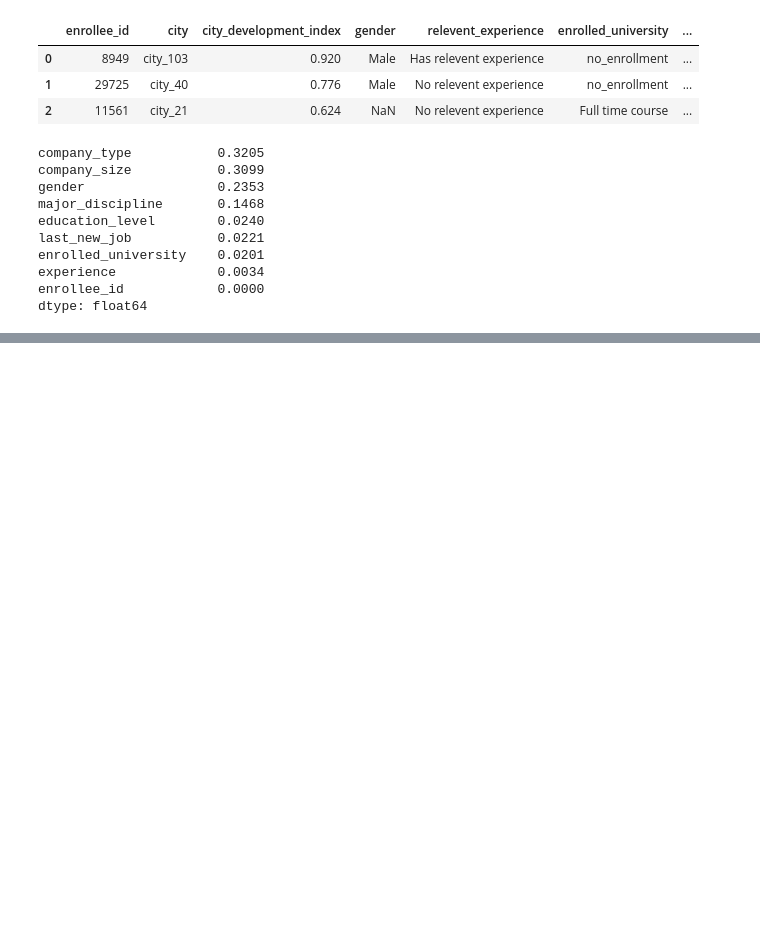
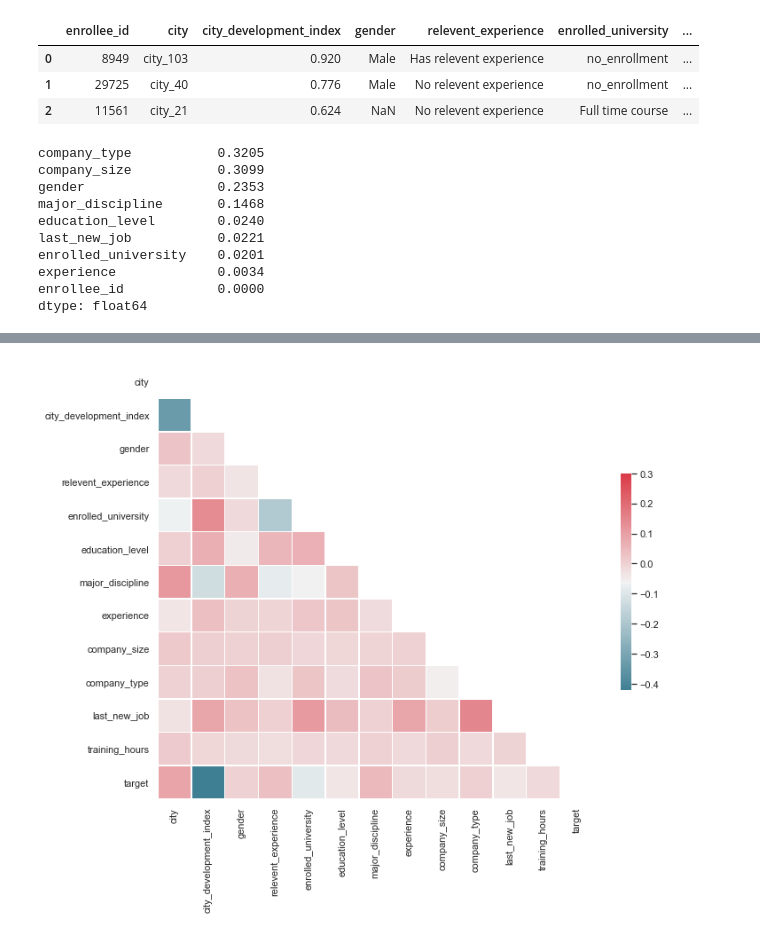
Before and after one commit to Xiajiruo/HR-Analytics-Job-Change-of-Data-Scientists, a Jupyter notebook: hr.ipynb, the cells around one changed output, grey strips where cells are left out. Cells and saved outputs as stored; diff of their text form; code cells hidden in the pictures; blank space fills up the shorter version.

```diff
--- a/hr.ipynb
+++ b/hr.ipynb
@@ -120,0 +104,8 @@ Name: company_size, dtype: int64
+# %%
+def transfer_cat_type(train, test, cat=cat):
+    """transfer data type to categoical data, the function return datasets which are categorical values."""
+    for column in train[cat].columns:
+        train[column] = train[column].astype(int)
+        test[column] = test[column].astype(int)
+    return train, test
+df_train_notna, df_test_notna = transfer_cat_type(df_train_notna, df_test_notna)
@@ -120,0 +139,28 @@ Name: company_size, dtype: int64
+# %%
+def correlation_heatmap(df):
+    # Compute the correlation matrix
+    corr = df.corr()
+
+    # Generate a mask for the upper triangle
+    mask = np.zeros_like(corr, dtype=np.bool)
+    mask[np.triu_indices_from(mask)] = True
+
+    # Set up the matplotlib figure
+    f, ax = plt.subplots(figsize=(11, 9))
+
+    # Generate a custom diverging colormap
+    cmap = sns.diverging_palette(220, 10, as_cmap=True)
+
+    # Draw the heatmap with the mask and correct aspect ratio
+    sns.heatmap(
+        corr,
+        mask=mask,
+        cmap=cmap,
+        vmax=0.3,
+        linewidths=0.5,
+        cbar_kws={"shrink": 0.5},
+        ax=ax);
+
+correlation_heatmap(df_train_notna)
+# %% [output]
+[figure, added]
```
Also changed, not shown: parts of 18 cells of this notebook.
